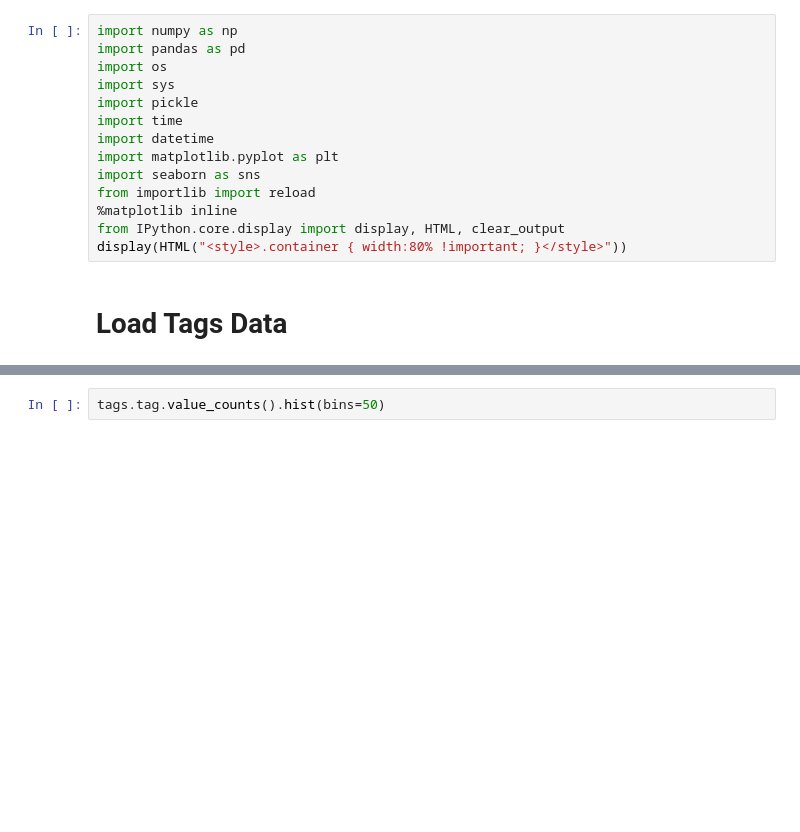
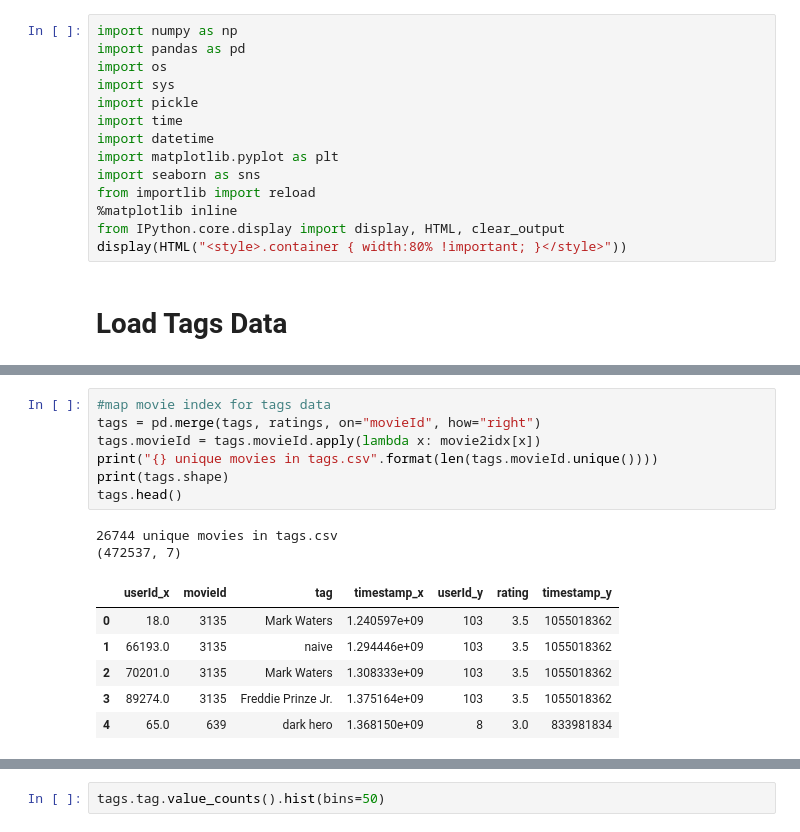
Before and after one commit to alineberry/my-movie-recommender, a Jupyter notebook: notebooks/1b-exploratory-analysis-tags.ipynb, the cells around one changed output, grey strips where cells are left out. Saved outputs shown, nothing was run; the diff lists cells and outputs as text; blank space fills up the shorter version.

```diff
--- a/notebooks/1b-exploratory-analysis-tags.ipynb
+++ b/notebooks/1b-exploratory-analysis-tags.ipynb
@@ -29 +32,17 @@ tags.head()
+# %%
+#map movie index for tags data
+tags = pd.merge(tags, ratings, on="movieId", how="right")
+tags.movieId = tags.movieId.apply(lambda x: movie2idx[x])
+print("{} unique movies in tags.csv".format(len(tags.movieId.unique())))
+print(tags.shape)
+tags.head()
+# %% [output]
+26744 unique movies in tags.csv
+(472537, 7)
+|  | userId_x | movieId | tag | timestamp_x | userId_y | rating | timestamp_y |
+| 0 | 18.0 | 3135 | Mark Waters | 1.240597e+09 | 103 | 3.5 | 1055018362 |
+| 1 | 66193.0 | 3135 | naive | 1.294446e+09 | 103 | 3.5 | 1055018362 |
+| 2 | 70201.0 | 3135 | Mark Waters | 1.308333e+09 | 103 | 3.5 | 1055018362 |
+| 3 | 89274.0 | 3135 | Freddie Prinze Jr. | 1.375164e+09 | 103 | 3.5 | 1055018362 |
+| 4 | 65.0 | 639 | dark hero | 1.368150e+09 | 8 | 3.0 | 833981834 |
 # %%
```
Also changed, not shown: parts of 22 cells of this notebook, 4 other files.
